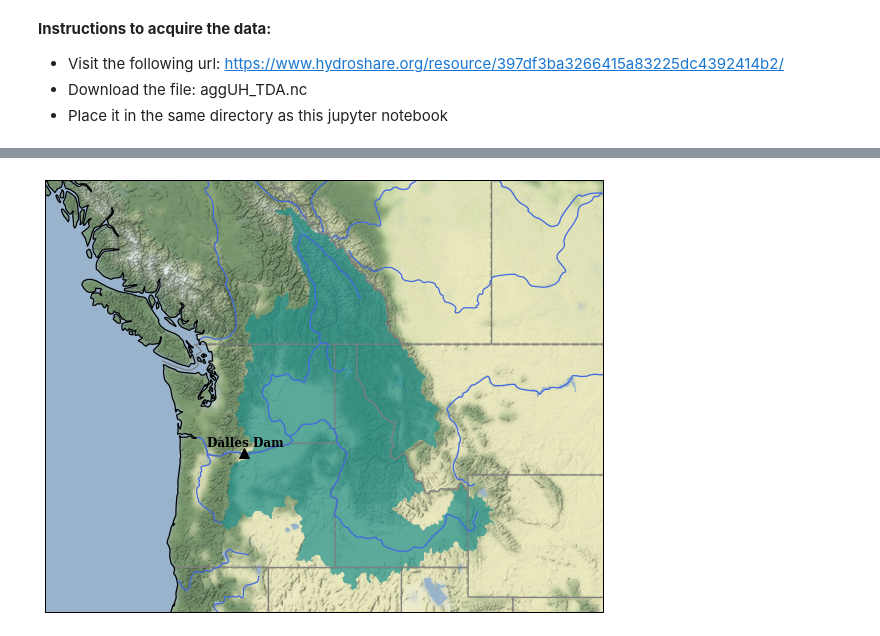
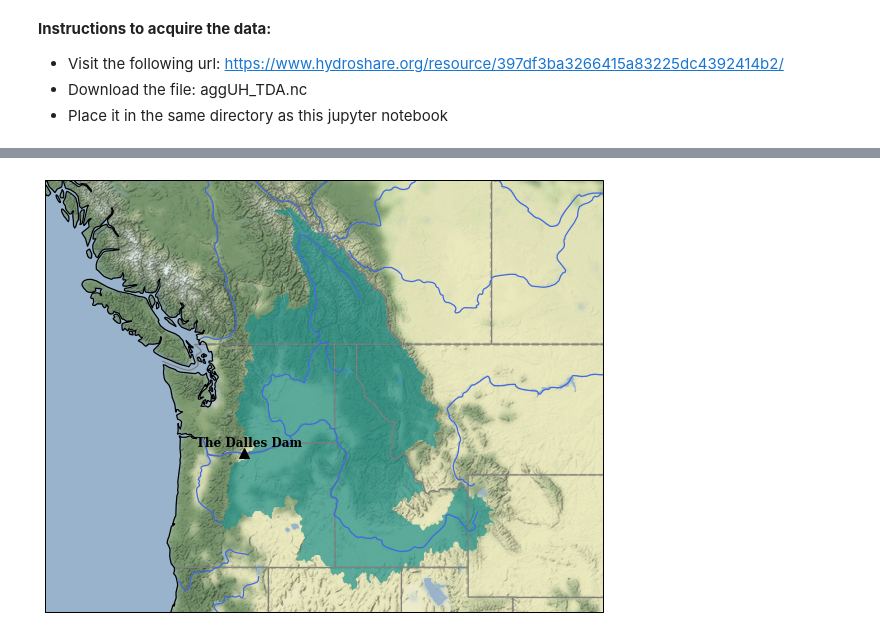
Before and after one commit to cpk26/pnw-hydrology-post, a Jupyter notebook: dalles_watershed.ipynb, the cells around one changed output, grey strips where cells are left out. Drawn from its saved outputs; the diff is of its cells as text; code cells hidden in the pictures.

```diff
--- a/dalles_watershed.ipynb
+++ b/dalles_watershed.ipynb
@@ -56,7 +56,7 @@ Attributes:
     RvicFdrFile:         pnw.RVIC.input_20140218.nc
     RvicDomainFile:      domain.rvic.pnw.20140211.nc
 # %%
-#Make a plot of the Dalles Dam Watershed
+#Make a plot of The Dalles Dam Watershed
 
 LINEWIDTH=1.25
 EDGECOLOR = 'gray'
@@ -77,32 +77,32 @@ states_provinces = cfeature.NaturalEarthFeature(
 
 
 
 fig = plt.figure(figsize=(10,10))
 ax = fig.add_subplot(1, 1, 1, projection=stamen_terrain.crs)
 ax.add_image(stamen_terrain, 5)
 
 
 mask.plot.contourf(ax=ax, transform=ccrs.PlateCarree(), alpha=0.7, antialiased=True, add_colorbar=False, add_labels=True)
 ax.plot(-121.08, 45.68, "^", markersize=10, color='black', transform=ccrs.Geodetic())
-ax.text(-122.75, 45.92,'Dalles Dam', fontsize=12, fontweight='bold', family='serif', transform=ccrs.Geodetic())
+ax.text(-123.25, 45.92,'The Dalles Dam', fontsize=12, fontweight='bold', family='serif', transform=ccrs.Geodetic())
 
 
 ax.add_feature(states_provinces)
 ax.add_feature(cfeature.BORDERS.with_scale('50m'),linewidth=LINEWIDTH,edgecolor=EDGECOLOR)
 ax.add_feature(cfeature.COASTLINE.with_scale('50m'),linewidth=LINEWIDTH,edgecolor='black')
 ax.add_feature(cfeature.RIVERS.with_scale('50m'),linewidth=LINEWIDTH,edgecolor='royalblue')
 
 
 
 # ax.set_xticks(np.linspace(-130,-105,6), crs=ccrs.PlateCarree())
 # ax.set_yticks(np.linspace(40,55,4), crs=ccrs.PlateCarree())
 # lon_formatter = LongitudeFormatter(zero_direction_label=True)
 # lat_formatter = LatitudeFormatter()
 # ax.xaxis.set_major_formatter(lon_formatter)
 # ax.yaxis.set_major_formatter(lat_formatter)
 
 ax.set_extent([-130, -105, 40.5, 53])
 
 plt.savefig(os.path.join(outdir,'dalles_watershed.pdf'),bbox_inches = 'tight')
 # %% [output]
-[figure, old version]
+[figure, new version]
```
Also changed, not shown: parts of 1 cell of this notebook, 7 other files.
